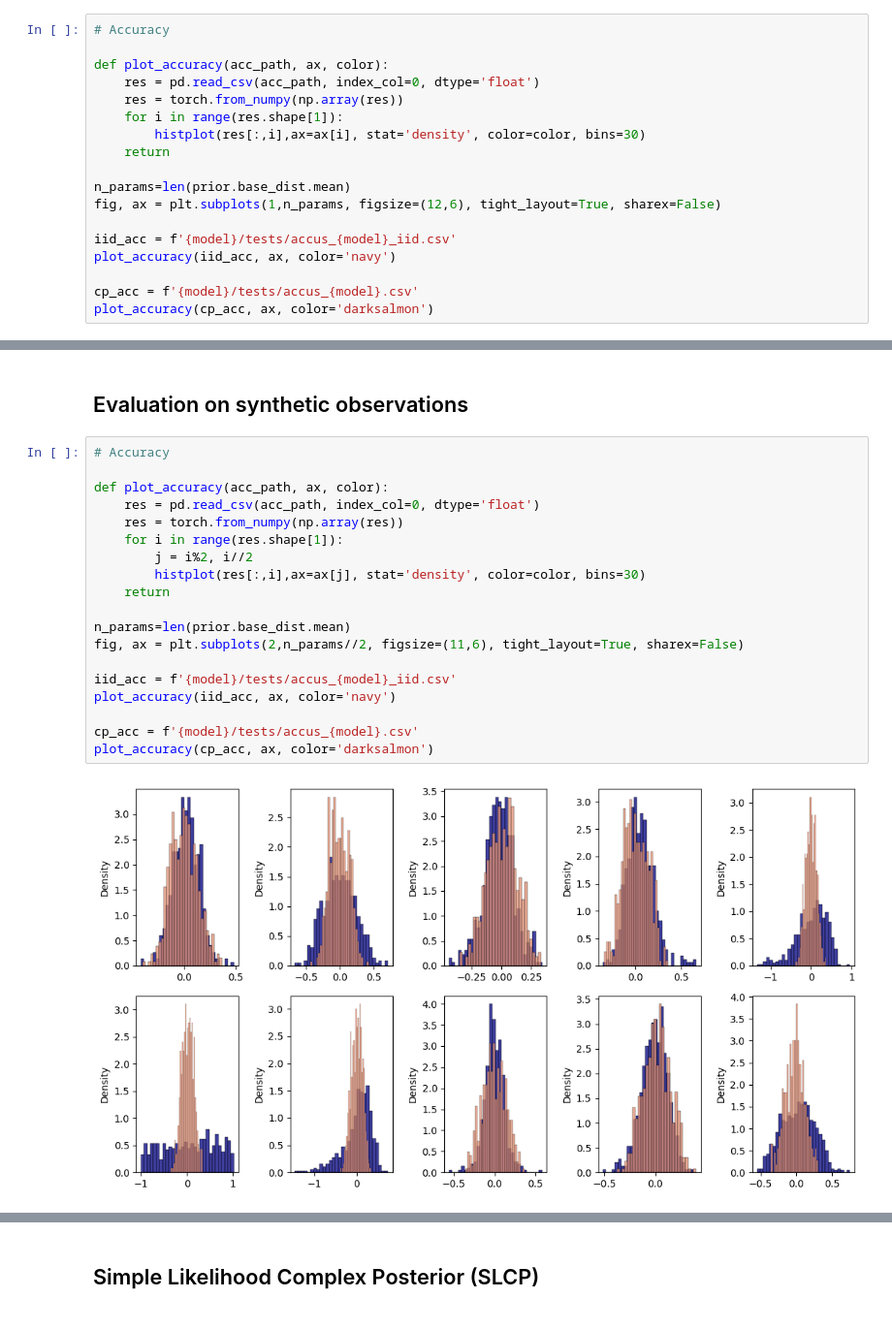
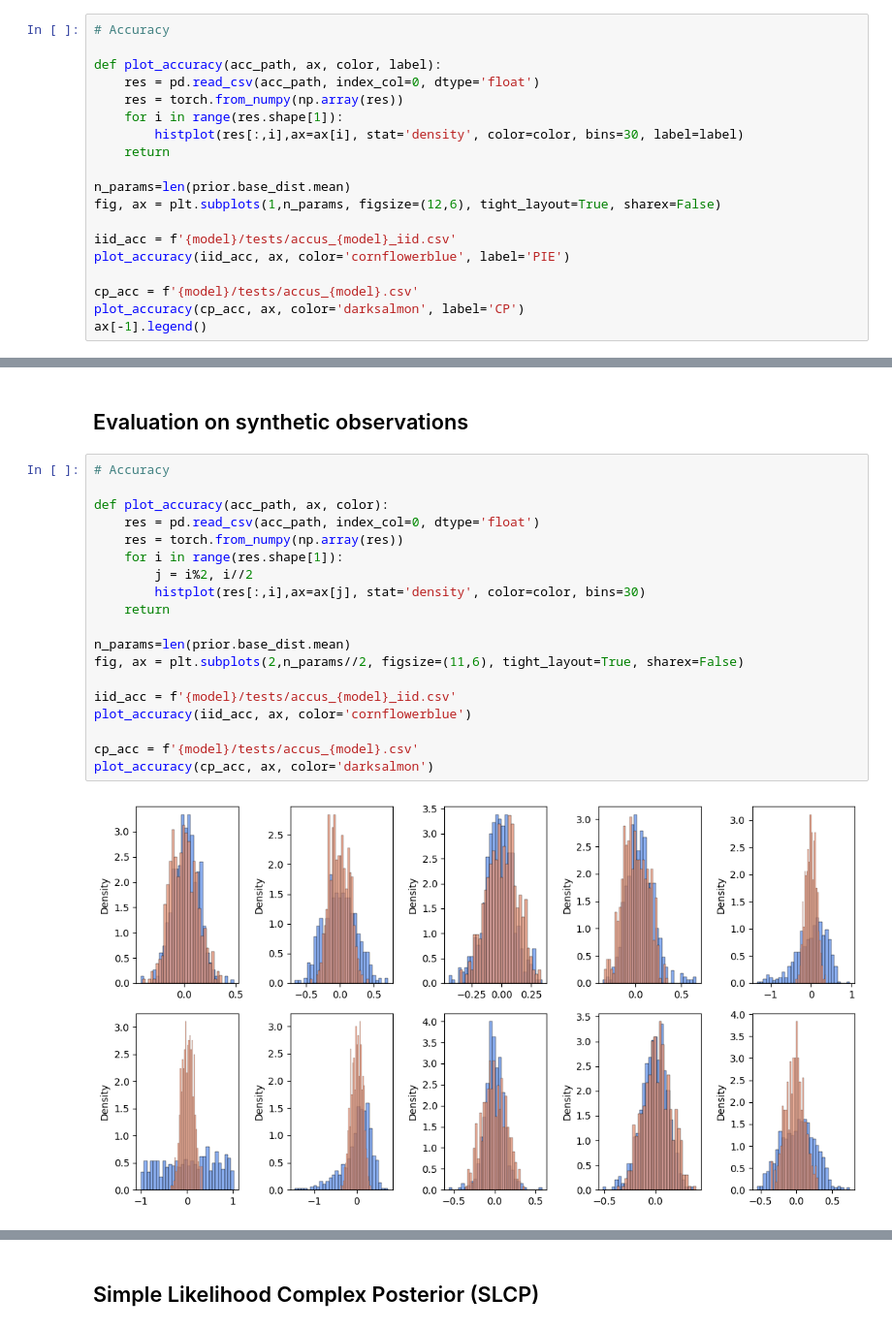
Before and after one commit to nadavbennun1/collective_posterior, a Jupyter notebook: test collective.ipynb, the cells around one changed output, grey strips where cells are left out. Shown: that part at 97% size. Saved outputs shown, nothing was run; the diff lists cells and outputs as text.

```diff
--- a/test collective.ipynb
+++ b/test collective.ipynb
@@ -84,19 +89,20 @@ cp_ig, iid_ig
 # %%
 # Accuracy
 
-def plot_accuracy(acc_path, ax, color):
+def plot_accuracy(acc_path, ax, color, label):
     res = pd.read_csv(acc_path, index_col=0, dtype='float')
     res = torch.from_numpy(np.array(res))
     for i in range(res.shape[1]):
-        histplot(res[:,i],ax=ax[i], stat='density', color=color, bins=30)
+        histplot(res[:,i],ax=ax[i], stat='density', color=color, bins=30, label=label)
     return
 
 n_params=len(prior.base_dist.mean)
 fig, ax = plt.subplots(1,n_params, figsize=(12,6), tight_layout=True, sharex=False)
 
 iid_acc = f'{model}/tests/accus_{model}_iid.csv'
-plot_accuracy(iid_acc, ax, color='navy')
+plot_accuracy(iid_acc, ax, color='cornflowerblue', label='PIE')
 
 cp_acc = f'{model}/tests/accus_{model}.csv'
-plot_accuracy(cp_acc, ax, color='darksalmon')
+plot_accuracy(cp_acc, ax, color='darksalmon', label='CP')
+ax[-1].legend()
 # %% [output]
@@ -173,24 +180,24 @@ for i in range(len(th)):
 # %%
 # Accuracy
 
 def plot_accuracy(acc_path, ax, color):
     res = pd.read_csv(acc_path, index_col=0, dtype='float')
     res = torch.from_numpy(np.array(res))
     for i in range(res.shape[1]):
         j = i%2, i//2
         histplot(res[:,i],ax=ax[j], stat='density', color=color, bins=30)
     return
 
 n_params=len(prior.base_dist.mean)
 fig, ax = plt.subplots(2,n_params//2, figsize=(11,6), tight_layout=True, sharex=False)
 
 iid_acc = f'{model}/tests/accus_{model}_iid.csv'
-plot_accuracy(iid_acc, ax, color='navy')
+plot_accuracy(iid_acc, ax, color='cornflowerblue')
 
 cp_acc = f'{model}/tests/accus_{model}.csv'
 plot_accuracy(cp_acc, ax, color='darksalmon')
 # %% [output]
-[figure, old version]
+[figure, new version]
 # %%
 # Coverage
 
```
Also changed, not shown: parts of 16 cells of this notebook, 1 other file.
